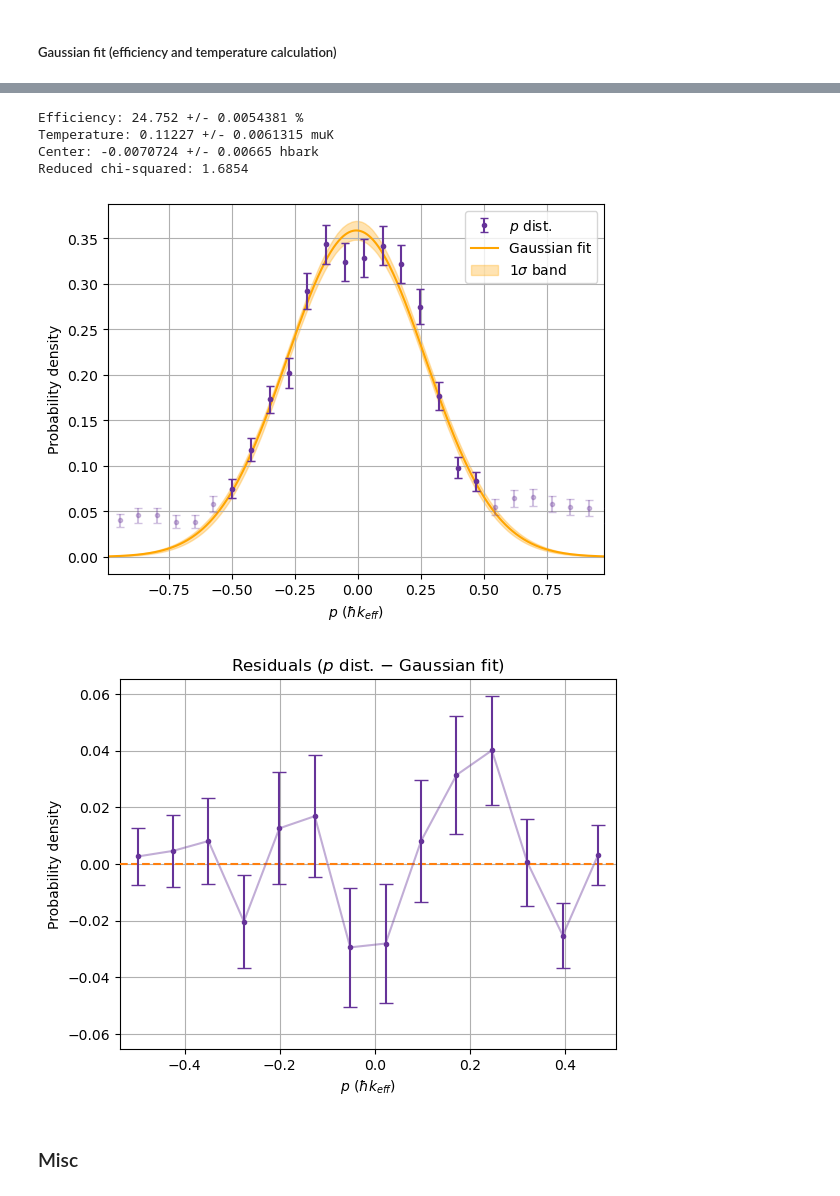
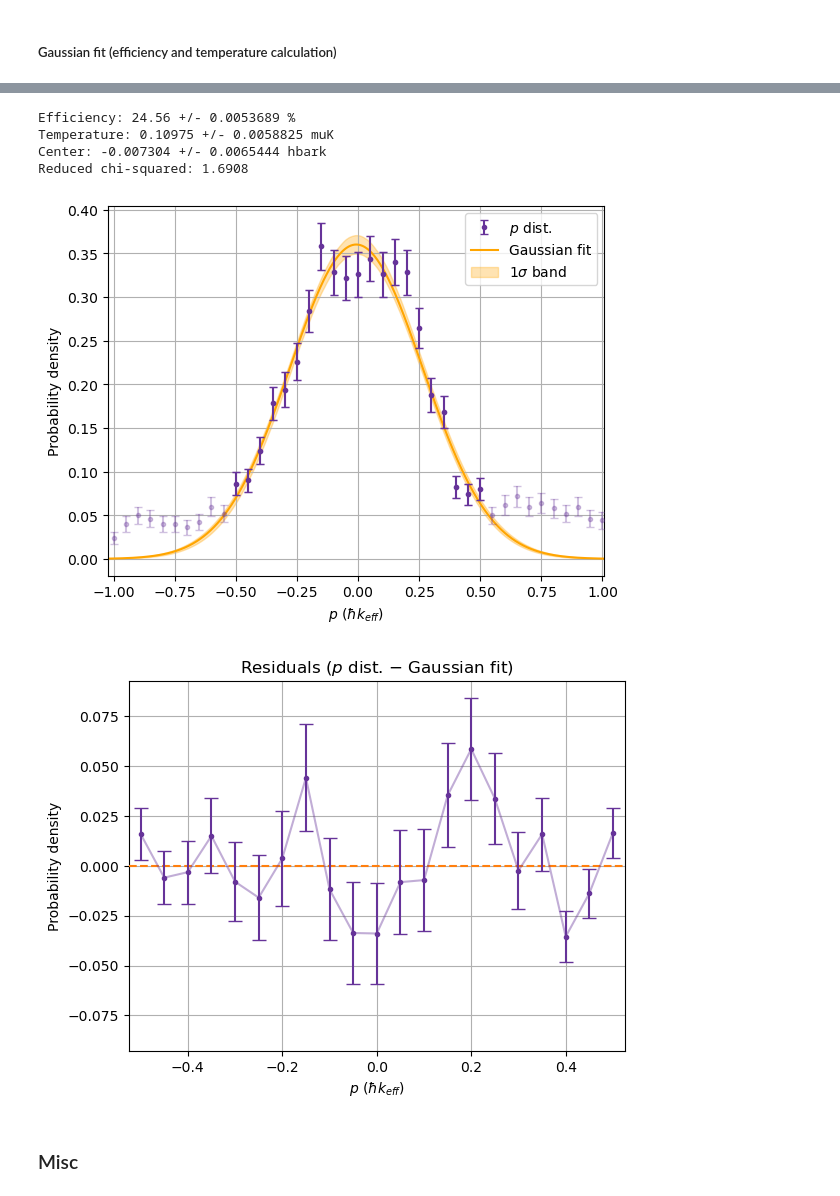
Before and after one commit to tr2g20/simulations, a Jupyter notebook: example_notebook.ipynb, the cells around one changed output, grey strips where cells are left out. Saved outputs shown, nothing was run; the diff lists cells and outputs as text; code cells hidden in the pictures.

```diff
--- a/example_notebook.ipynb
+++ b/example_notebook.ipynb
@@ -405,25 +403,26 @@ Reduced chi-squared: 1.4737
 # %%
 ### Fitting gaussian with manual data truncation ###
 
 # Domain (in units of hbark) in which data is fitted
 p_low = -0.5
 p_high = 0.5
 
-amp, T, shift, errs, chi2, _ = fit_gaussian_custom(moms_list[-1], fracs=fracs_list[-1], range = global_range, nbins=1000,
+amp, T, shift, errs, chi2, _ = fit_gaussian_custom(moms_list[-1], fracs=fracs_list[-1], range = global_range,
+                                   bin_width=0.05,
                                    trunc_lims=(p_low,p_high),
                                    xscale=2,
                                    plot=True,
                                    print_vals=True,
                                    joindata=False,
                                    plot_residuals=True
                                     )
 # %% [output]
-Efficiency: 24.752 +/- 0.0054381 %
-Temperature: 0.11227 +/- 0.0061315 muK
-Center: -0.0070724 +/- 0.00665 hbark
-Reduced chi-squared: 1.6854
+Efficiency: 24.56 +/- 0.0053689 %
+Temperature: 0.10975 +/- 0.0058825 muK
+Center: -0.007304 +/- 0.0065444 hbark
+Reduced chi-squared: 1.6908
-[figure, old version]
+[figure, new version]
-[figure, old version]
+[figure, new version]
 # %% [markdown]
 ### Misc
 # %% [markdown]
```
Also changed, not shown: parts of 5 cells of this notebook, 1 other file.
